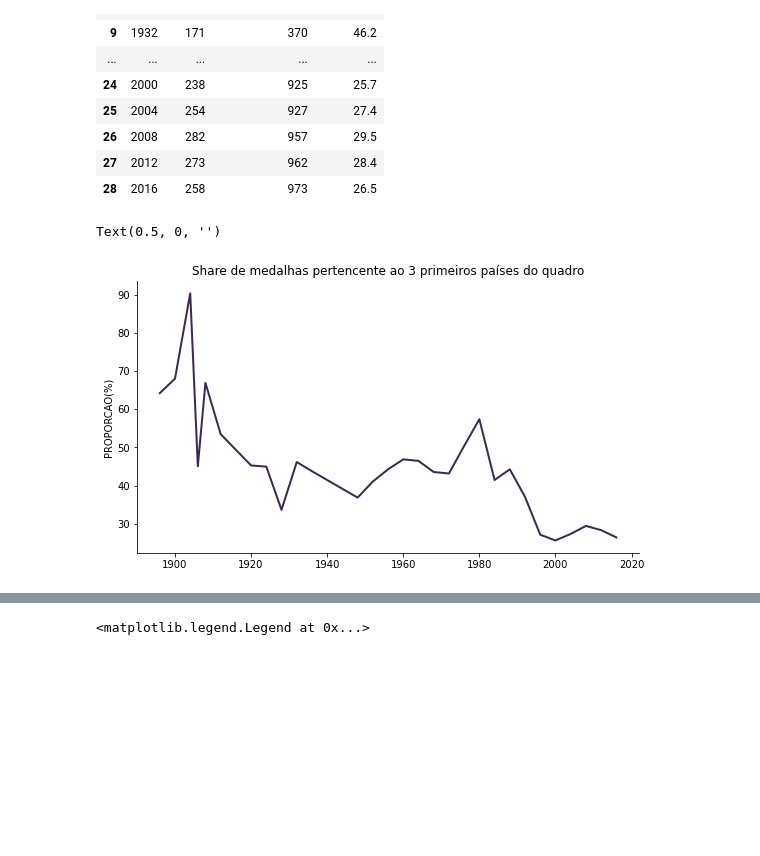
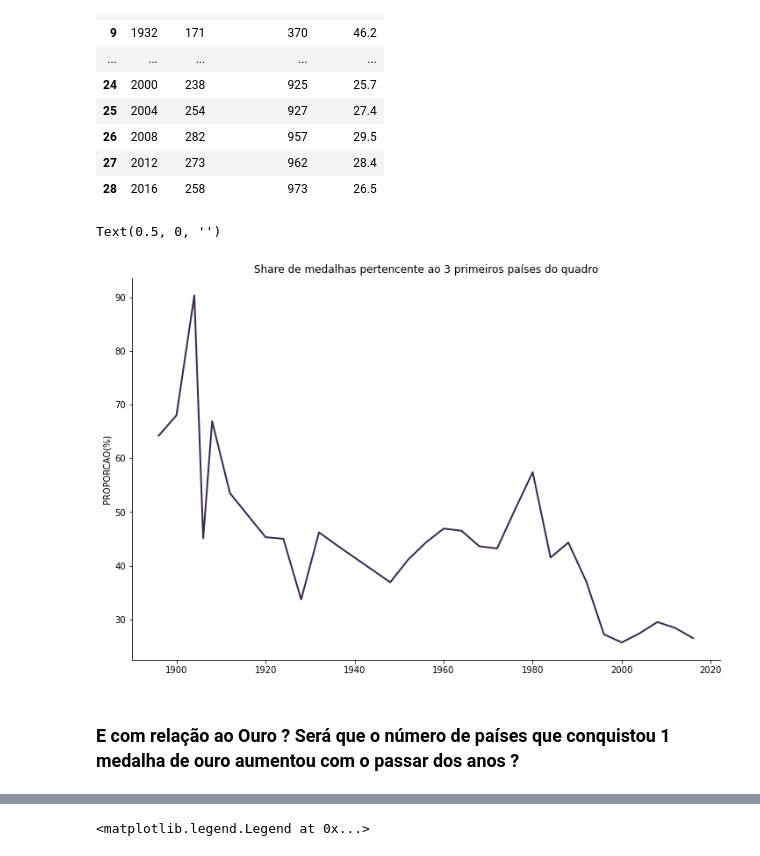
Before and after one commit to martinscaio/Jogos-Olimpicos, a Jupyter notebook: Jogos Olimpicos.ipynb, the cells around one changed output, grey strips where cells are left out. Cells and saved outputs as stored; diff of their text form; code cells hidden in the pictures; blank space fills up the shorter version.

```diff
--- a/Jogos Olimpicos.ipynb
+++ b/Jogos Olimpicos.ipynb
@@ -13,9 +11,9 @@ import numpy as np
 import seaborn as sns
 import matplotlib.pyplot as plt
 # %%
-jogos = pd.read_csv('C:/Users/mcaio/Desktop/Jogos Olimpicos/athlete_events.csv')
+jogos = pd.read_csv('C:\\Users\\Caio\\Desktop\\Olimpiadas\\Dados\\athlete_events.csv')
 
-regioes = pd.read_csv('C:/Users/mcaio/Desktop/Jogos Olimpicos/noc_regions.csv')
+regioes = pd.read_csv('C:\\Users\\Caio\\Desktop\\Olimpiadas\\Dados\\noc_regions.csv')
 # %%
 dados = pd.merge(jogos, regioes, how = 'left', on = 'NOC')
 # %% [markdown]
@@ -301,6 +320,8 @@ podio = podio.groupby(['NOC', 'Year'])[['Medal']].sum().reset_index()
 podio = podio.sort_values(['Year', 'Medal'], ascending = False).groupby('Year').head(3)
 
 podio = podio.groupby('Year')[['Medal']].sum().reset_index()
+# %%
+podio = podio.groupby('Year')[['Medal']].sum().reset_index()
 # %% [markdown]
 #### Juntando as duas bases
 # %%
@@ -332,18 +353,20 @@ share_total
 | 27 | 2012 | 273 | 962 | 28.4 |
 | 28 | 2016 | 258 | 973 | 26.5 |
 # %%
-plt.subplots(figsize = (9,5))
+plt.subplots(figsize = (12,8))
 
 g = sns.lineplot(x="Year", y="proporcao", data=share_total, linewidth = 2, color = '#3c2a4d')
 
 g.spines['right'].set_visible(False)
 g.spines['top'].set_visible(False)
 
 
 
 plt.title('Share de medalhas pertencente ao 3 primeiros países do quadro')
 plt.ylabel('PROPORCAO(%)')
 plt.xlabel(None)
 # %% [output]
 Text(0.5, 0, '')
-[figure, old version]
+[figure, new version]
+# %% [markdown]
+### E com relação ao Ouro ? Será que o número de países que conquistou 1 medalha de ouro aumentou com o passar dos anos ?
```
Also changed, not shown: parts of 24 cells of this notebook.
